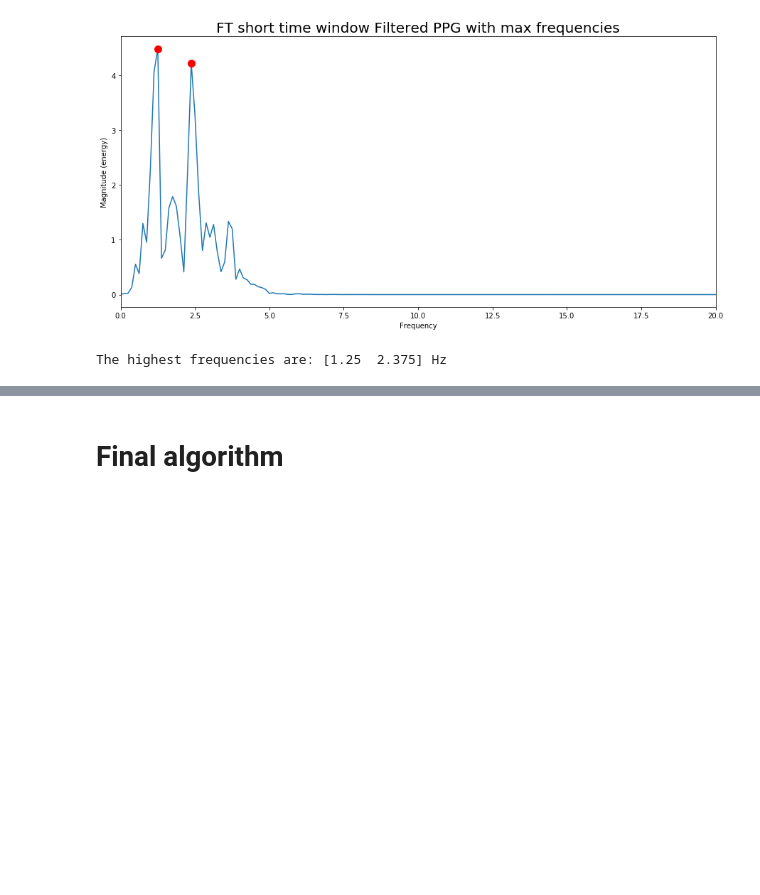
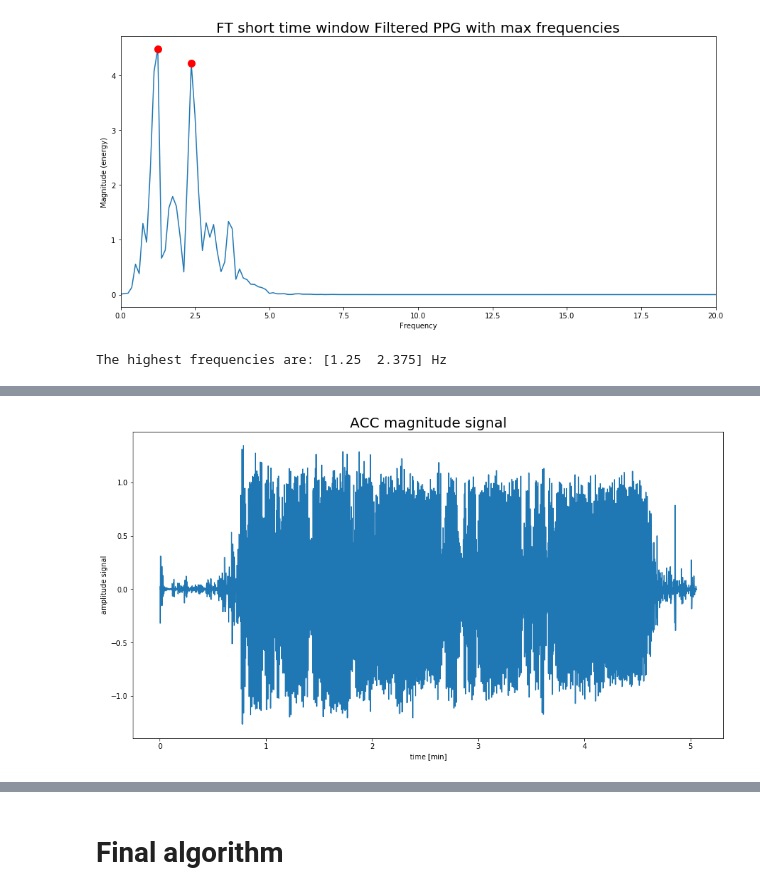
Before and after one commit to CheloGE/Wearable-data-project, a Jupyter notebook: part_1/pulse_rate_starter.ipynb, the cells around one changed output, grey strips where cells are left out. Drawn from its saved outputs; the diff is of its cells as text; code cells hidden in the pictures; blank space fills up the shorter version.

```diff
--- a/part_1/pulse_rate_starter.ipynb
+++ b/part_1/pulse_rate_starter.ipynb
@@ -180,0 +215,6 @@ def filter_signals(signal_set, band=(0,100), fs):
+# %%
+def acc_magnitude(accx, accy, accz):
+    """
+        Takes accx, accy, accz and returns the magnitude
+    """
+    return np.sqrt(accx**2+accy**2+accz**2)
@@ -275,0 +470,10 @@ The highest frequencies are: [1.25  2.375] Hz
+# %%
+fig=plt.figure(figsize=(15,8))
+acc_mag_signal = acc_magnitude(accx, accy, accz)
+filtered_acc_mag = BandpassFilter(acc_mag_signal, pass_band=(0.667,4), fs=fs)
+plt.plot(time, filtered_acc_mag)
+plt.xlabel('time [min]')
+plt.ylabel('amplitude signal')
+plt.title('ACC magnitude signal', fontsize=20);
+# %% [output]
+[figure, added]
```
Also changed, not shown: parts of 26 cells of this notebook.
